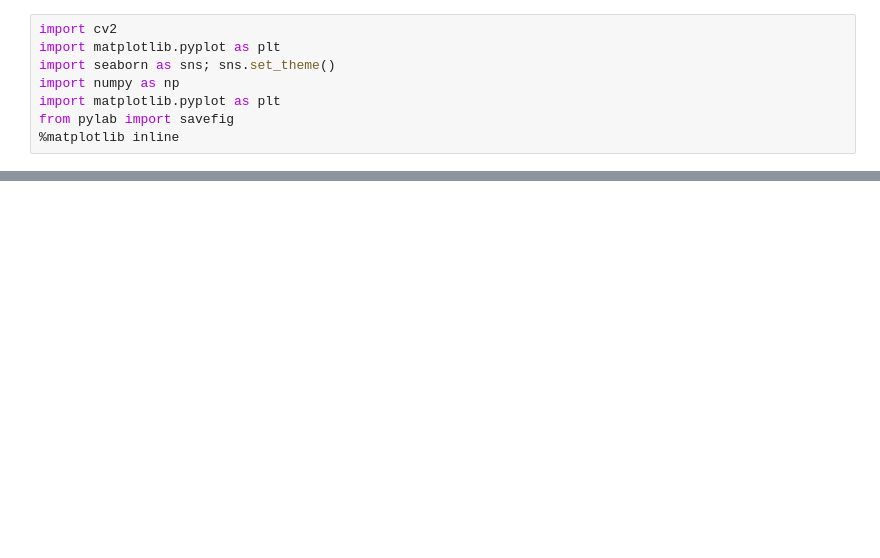
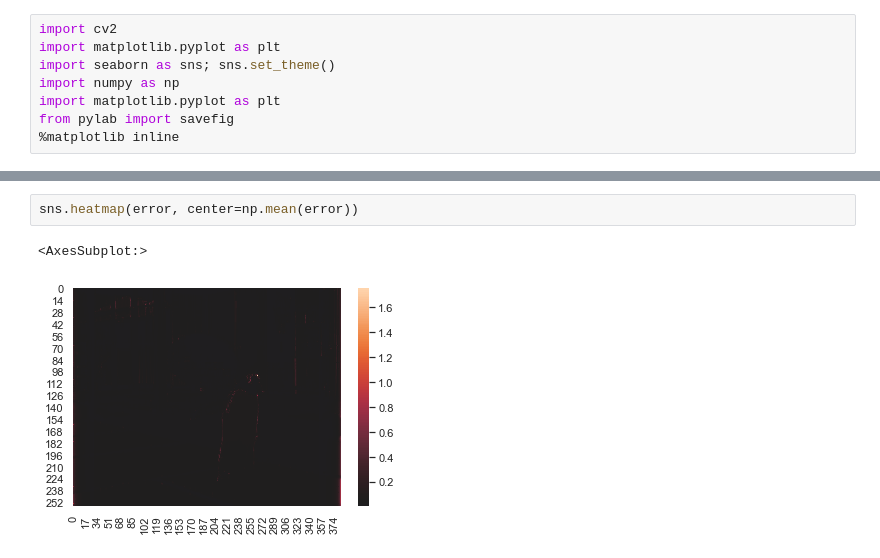
Before and after one commit to geoffroyO/sVae, a Jupyter notebook: src/img_test/test_results.ipynb, the cells around one changed output, grey strips where cells are left out. Saved outputs shown, nothing was run; the diff lists cells and outputs as text; blank space fills up the shorter version.

```diff
--- a/src/img_test/test_results.ipynb
+++ b/src/img_test/test_results.ipynb
@@ -120,0 +22,5 @@ noise.shape
+# %%
+sns.heatmap(error, center=np.mean(error))
+# %% [output]
+<AxesSubplot:>
+[figure, added]
```
Also changed, not shown: parts of 12 cells of this notebook, 2 other files.
